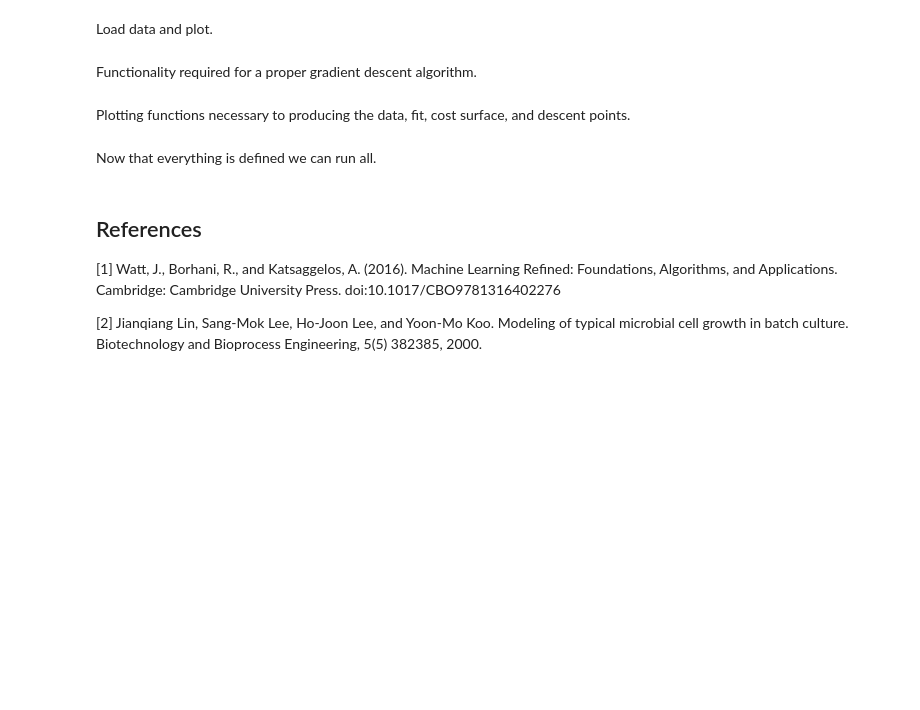
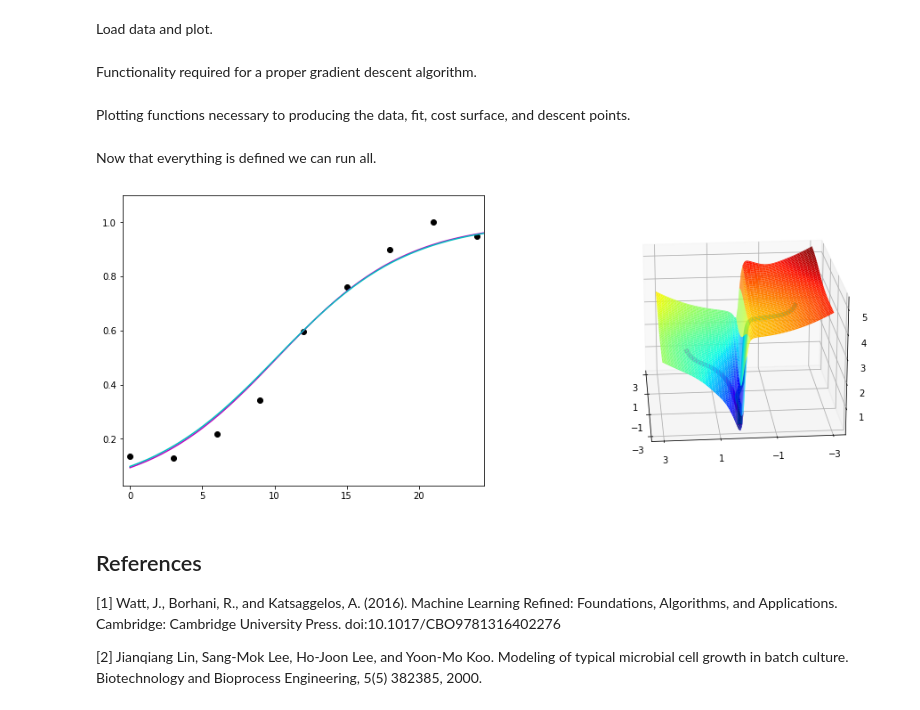
Before and after one commit to feyza-droid/ml_hw2, a Jupyter notebook: HW2_Template.ipynb, the cells around one changed output. Cells and saved outputs as stored; diff of their text form; code cells hidden in the pictures; blank space fills up the shorter version.

```diff
--- a/HW2_Template.ipynb
+++ b/HW2_Template.ipynb
@@ -616,8 +624,18 @@ def load_data(csvname):
 # %% [markdown]
 Functionality required for a proper gradient descent algorithm.
 # %%
-### TODO: YOUR CODE GOES HERE - COMPLETE THE GRADIENT DESCENT FUNCTION ###
-# run gradient descent
+def sigmoid(X):
+    return 1/(1+math.e**(-X))
+
+def calculate_grad(X,y,w): #TODO: write comment here
+    pred = sigmoid(np.dot(X, w))
+    error = pred - y
+    temp = np.multiply(error, pred)
+    temp = np.multiply(temp, (1 - pred))
+    temp = np.dot(X.T, temp)
+    grad = 2 * temp # TODO: should we divide by n(number of samples)?
+    return grad
+
 def gradient_descent(X,y,w0,lam):
     w_path = []                 # container for weights learned at each iteration
     cost_path = []              # container for associated objective values at each iteration
@@ -631,7 +649,11 @@ def gradient_descent(X,y,w0,lam):
     alpha = 10**(-2)
     for k in range(max_its):
         # compute gradient
-        grad = ...
+        n = X.shape[0]
+
+        L2_grad = (2/n) * lam * np.sum(w) # TODO: is there 2 or not?
+
+        grad = calculate_grad(X,y,w) + L2_grad
 
         # take gradient step
         w = w - alpha*grad
@@ -720,11 +742,11 @@ Now that everything is defined we can run all.
 X,y = load_data('bacteria_data.csv') # load in data
 
 # initialize figure, plot data, and dress up panels with axes labels etc.,
-fig = plt.figure(facecolor = 'white',figsize = (8,3))
+fig = plt.figure(facecolor = 'white',figsize = (16,6))
 ax1 = fig.add_subplot(121)
 ax1.set_xlim(min(X[:,1])-0.5, max(X[:,1])+0.5)
 ax1.set_ylim(min(y)-0.1,max(y)+0.1)
-ax1.axis('off')
+#ax1.axis('off')
 
 ax2 = fig.add_subplot(122, projection='3d')
 ax2.xaxis.set_rotate_label(False)
@@ -732,33 +754,36 @@ ax2.yaxis.set_rotate_label(False)
 ax2.zaxis.set_rotate_label(False)
 ax2.get_xaxis().set_ticks([-3,-1,1,3])
 ax2.get_yaxis().set_ticks([-3,-1,1,3])
 # ax2.axis('off')
 
 # define regularizer parameter
 lam = 10**-1
 
 ### run gradient descent with first initial point
 w0 = np.array([0,2])
 w0.shape = (2,1)
 w_path, cost_path = gradient_descent(X,y,w0,lam)
 
 # plot points
 plot_points(X,y,ax1)
 
 # plot fit to data and path on objective surface
 show_fit(w_path,ax1,'m')
 show_paths(w_path,cost_path,ax2,'m')
 
 ### run gradient descent with first initial point
 w0 = np.array([0,-2])
 w0.shape = (2,1)
 w_path, cost_path = gradient_descent(X,y,w0,lam)
 
 # plot fit to data and path on objective surface
 show_fit(w_path,ax1,'c')
 show_paths(w_path,cost_path,ax2,'c')
+
 plot_surface(ax2,lam)
 plt.show()
+# %% [output]
+[figure, added]
 # %% [markdown]
 ## References
 [1] Watt, J., Borhani, R., and Katsaggelos, A. (2016). Machine Learning Refined: Foundations, Algorithms, and Applications. Cambridge: Cambridge University Press. doi:10.1017/CBO9781316402276
```
Also changed, not shown: parts of 2 cells of this notebook.
